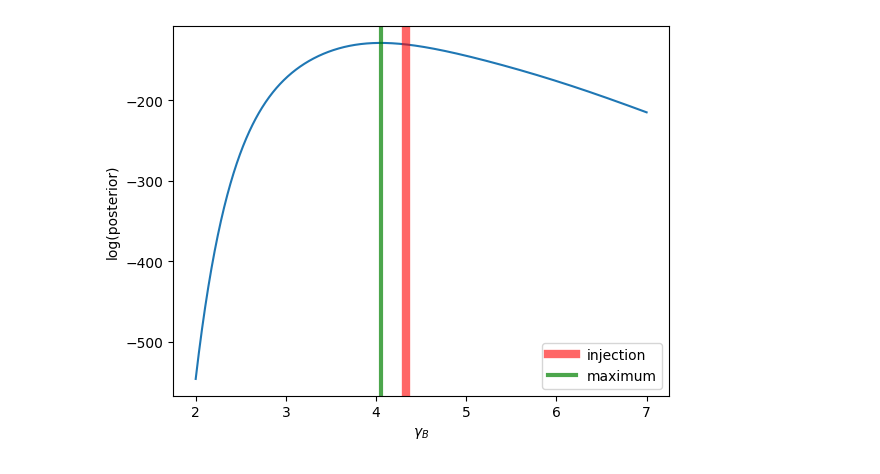
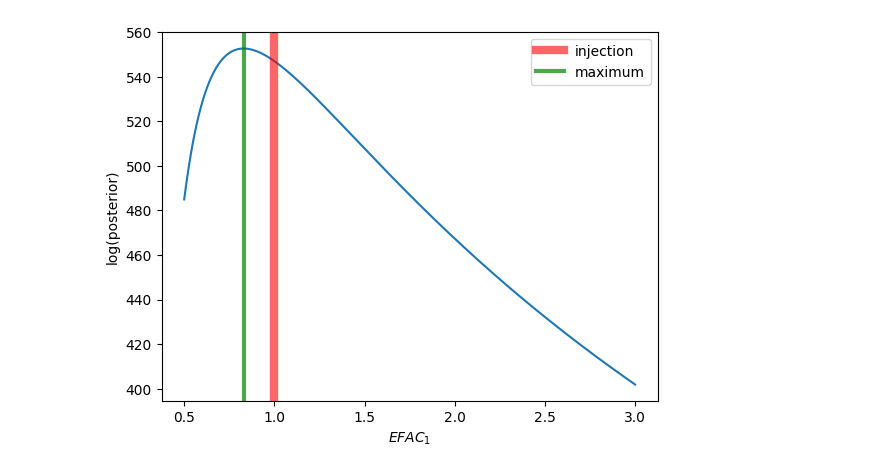
Before and after one commit to aiden-g12321/PTA_joint, a Jupyter notebook: enterprise/comparison.ipynb, the cells around one changed output. Cells and saved outputs as stored; diff of their text form; code cells hidden in the pictures.

```diff
--- a/enterprise/comparison.ipynb
+++ b/enterprise/comparison.ipynb
@@ -63,12 +63,0 @@ Array([0.2], dtype=float64)
-# %%
-# make PTA and likelihood objects
-pta = PTA(Np=1,
-          Tspan_yr=15.,
-          Nf=5,
-          model_wn=True,
-          model_rn=True,
-          model_gwb=True,
-          model_cw=True,
-          gwb_free_spectral=False,
-          seed=0)
-l = get_likelihood_obj(pta)
@@ -97,44 +67,40 @@ plt.show()
 def lnpost(x):
 
     # unpack parameters
-    efacs = x[pta.efac_ndxs]
-    rn_hypers = x[pta.rn_ndxs]
-    gwb_hypers = x[pta.gwb_ndxs]
-    cw_psr_params = x[pta.cw_psr_ndxs]
-    psr_dists = x[pta.psr_dist_ndxs]
-    a = x[pta.a_ndxs]
+    efacs = x[pta_for_parameters.efac_ndxs]
+    rn_hypers = x[pta_for_parameters.rn_ndxs]
+    a = x[pta_for_parameters.a_ndxs]
 
     # prior
     lnprior_val = l.uniform_lnprior(x)
-    lnprior_val += l.a_lnprior_rn_gwb(rn_hypers, gwb_hypers, a)
-    lnprior_val += l.psr_dist_lnprior(psr_dists)
-    # lnprior_val += l.a_lnprior_rn(rn_hypers, a)
-    # lnprior_val += l.a_lnprior_rn_gwb_free_spectral(rn_hypers, gwb_hypers, a)
+    lnprior_val += l.a_lnprior_rn(rn_hypers, a)
 
     # likelihood
-    a_cw = pta.get_CW_coefficients(cw_psr_params).flatten()
-    lnlike_val = l.lnlike(pta.efacs_inj, a + a_cw)
+    lnlike_val = l.lnlike(efacs, a)
 
     return lnprior_val + lnlike_val
 
 
 vectorized_lnpost = jit(vmap(lnpost))
+# %%
+a_ML = jnp.array([jnp.linalg.pinv(F) @ res for F, res in zip(l.Fs, l.residuals)]).flatten()
+x_inj = jnp.concatenate((jnp.ones(l.Np), params_injected.RN_hypers_inj, a_ML))
 # %%
 # plot cross-section of posterior
-param_ndx = 16
+param_ndx = 0
 num_evals = 1000
-param_vals = jnp.linspace(pta.x_mins[param_ndx], pta.x_maxs[param_ndx], num_evals)
-params = jnp.tile(pta.x_inj, (num_evals, 1))
+param_vals = jnp.linspace(l.x_mins[param_ndx], l.x_maxs[param_ndx], num_evals)
+params = jnp.tile(x_inj, (num_evals, 1))
 params = params.at[:, param_ndx].set(param_vals)
 lnposts = vectorized_lnpost(params)
 plt.plot(param_vals, lnposts)
-plt.axvline(pta.x_inj[param_ndx], color='red', label='injection', lw=6, alpha=0.6)
+plt.axvline(x_inj[param_ndx], color='red', label='injection', lw=6, alpha=0.6)
 plt.axvline(param_vals[jnp.argmax(lnposts)], color='green', label='maximum', lw=3, alpha=0.7)
 plt.legend()
-plt.xlabel(pta.x_labels[param_ndx])
+plt.xlabel(pta_for_parameters.x_labels[param_ndx])
 plt.ylabel('log(posterior)')
 plt.show()
 # %% [output]
-[figure, old version]
+[figure, new version]
 # %%
 @jit
```
Also changed, not shown: parts of 14 cells of this notebook, 32 other files.
